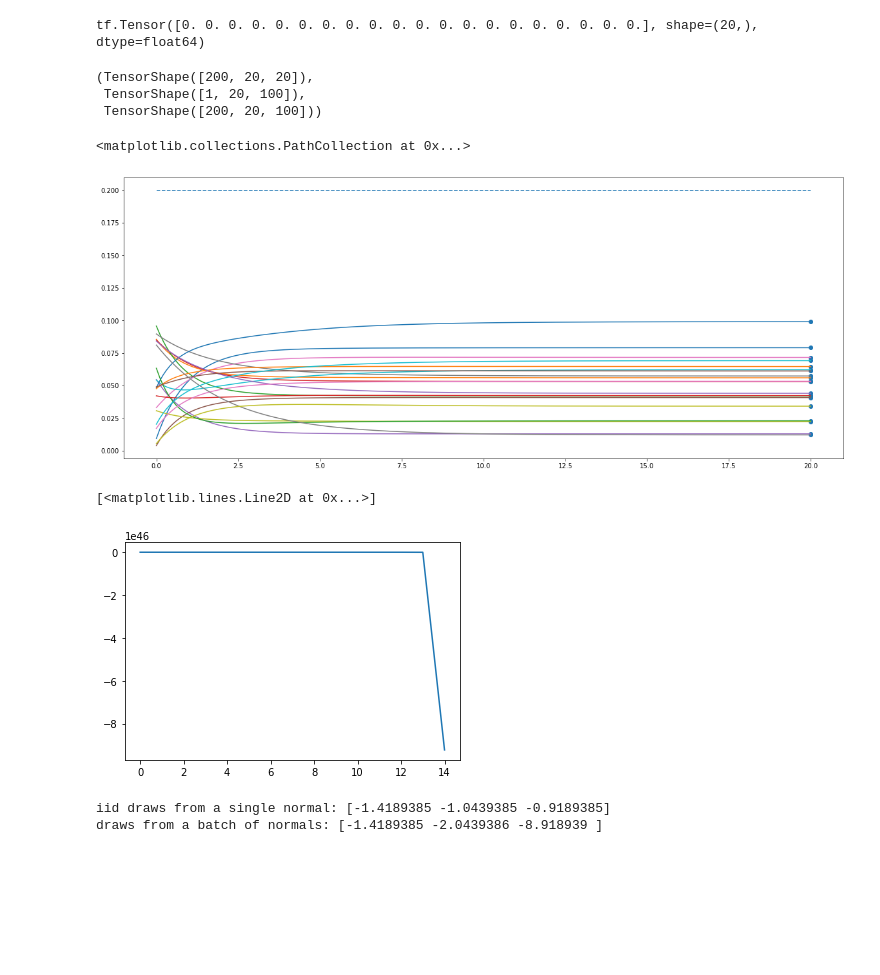
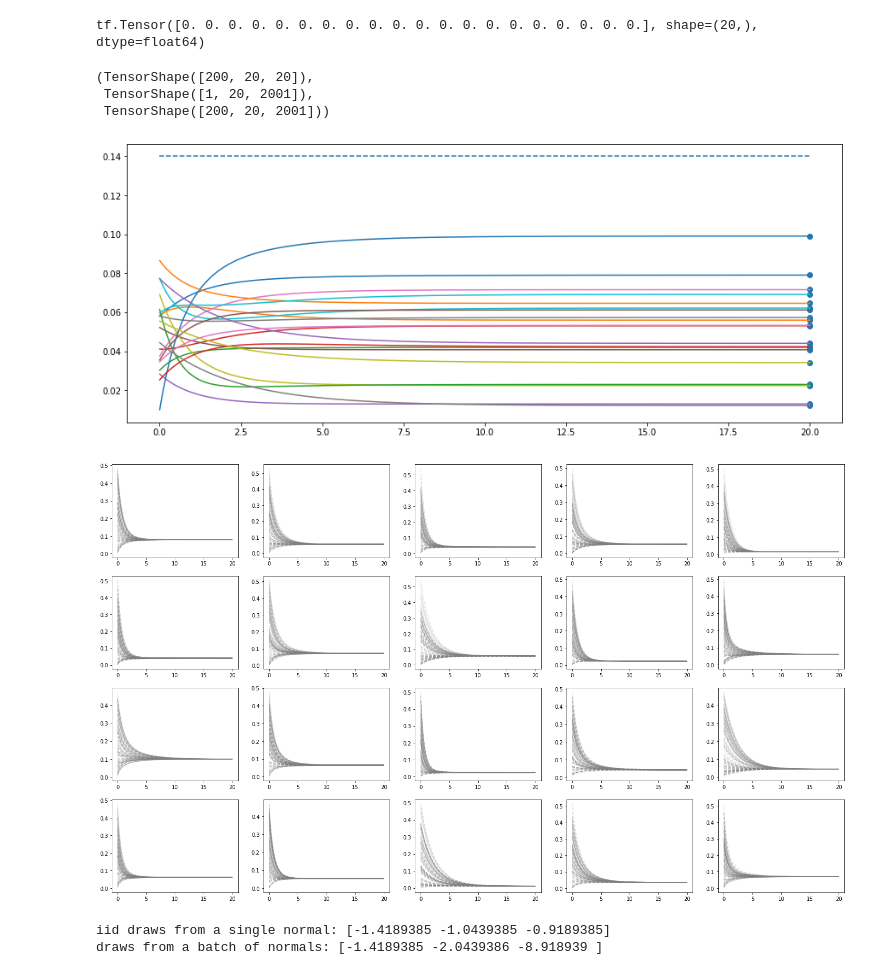
Before and after one commit to AVova/tensorflow_stats, a Jupyter notebook: TensorFlow_Probability_Case_Study_Covariance_Estimation.ipynb, the cells around one changed output. Cells and saved outputs as stored; diff of their text form; code cells hidden in the pictures; blank space fills up the shorter version.

```diff
--- a/TensorFlow_Probability_Case_Study_Covariance_Estimation.ipynb
+++ b/TensorFlow_Probability_Case_Study_Covariance_Estimation.ipynb
@@ -330,39 +332,53 @@ rates = tf.transpose(rates)
 # %% [output]
 tf.Tensor([0. 0. 0. 0. 0. 0. 0. 0. 0. 0. 0. 0. 0. 0. 0. 0. 0. 0. 0. 0.], shape=(20,), dtype=float64)
 # %%
+
+nvecs_am = 100
+nvecs = Namino * nvecs_am
 ntimes = 200
 big_time = 20
 
 mat_exps = tf.linalg.expm(tf.expand_dims(rates, 0) * tf.reshape(tf.linspace(0, big_time, ntimes), [-1, 1, 1]))
-vecs = tf.random.uniform([1, 20, 99], dtype=tf.float64)
-vecs = tf.concat([tf.reshape(freqs_tf, [1,20,1]), vecs], 2)
-vecs /= tf.reduce_sum(vecs, axis=1, keepdims=True)
+vecs_ = tf.random.uniform([1, 20, nvecs], dtype=tf.float64)
+
+vecs1 = vecs_.numpy()
+for a in range(20):
+    offset = nvecs_am * a
+    for i in range(nvecs_am):
+        vecs1[0, a, offset + i] *= np.abs(np.random.rand(1)) * 10
+vecs2 = tf.convert_to_tensor(vecs1)
+vecs3 = vecs2 / tf.reduce_sum(vecs2, axis=1, keepdims=True)
+
+vecs = tf.concat([vecs3, tf.reshape(freqs_tf, [1,20,1])], 2)
 
 vecs_at_times = tf.linalg.matmul(mat_exps, vecs)
 
 mat_exps.shape, vecs.shape, vecs_at_times.shape
 # %% [output]
 (TensorShape([200, 20, 20]),
- TensorShape([1, 20, 100]),
- TensorShape([200, 20, 100]))
+ TensorShape([1, 20, 2001]),
+ TensorShape([200, 20, 2001]))
 # %%
-veci = np.random.randint(0, 100)
+veci = np.random.randint(0, nvecs)
 
 times = tf.linspace(0, big_time, ntimes)
 
-plt.figure(figsize=(20,8))
+plt.figure(figsize=(15,6))
 for i in range(20):
     plt.plot(times, vecs_at_times[:,i,veci])
-plt.plot(times, tf.reduce_sum(vecs_at_times[:,:,veci], axis=1)*0.2, '--')
+plt.plot(times, tf.reduce_sum(vecs_at_times[:,:,veci], axis=1)*0.14, '--')
 plt.scatter([times[-1]]*20, freqs_tf)
+plt.show()
+
+plt.figure(figsize=(25,15))
+for a in range(20):
+    ax = plt.subplot(4,5,a+1)
+    offset = a*nvecs_am
+    for veci in range(nvecs_am):
+        ax.plot(times, vecs_at_times[:,a,offset+veci], '--', color='gray', alpha=0.2)
 # %% [output]
-<matplotlib.collections.PathCollection at 0x...>
-[figure, old version]
+[figure, new version]
+[figure, added]
-# %%
-plt.plot(vecs_at_times[:,0,0].numpy())
-# %% [output]
-[<matplotlib.lines.Line2D at 0x...>]
-[figure, removed]
 # %%
 # case 1: get log probabilities for a vector of iid draws from a single
 # normal distribution
```
Also changed, not shown: parts of 1 cell of this notebook.
